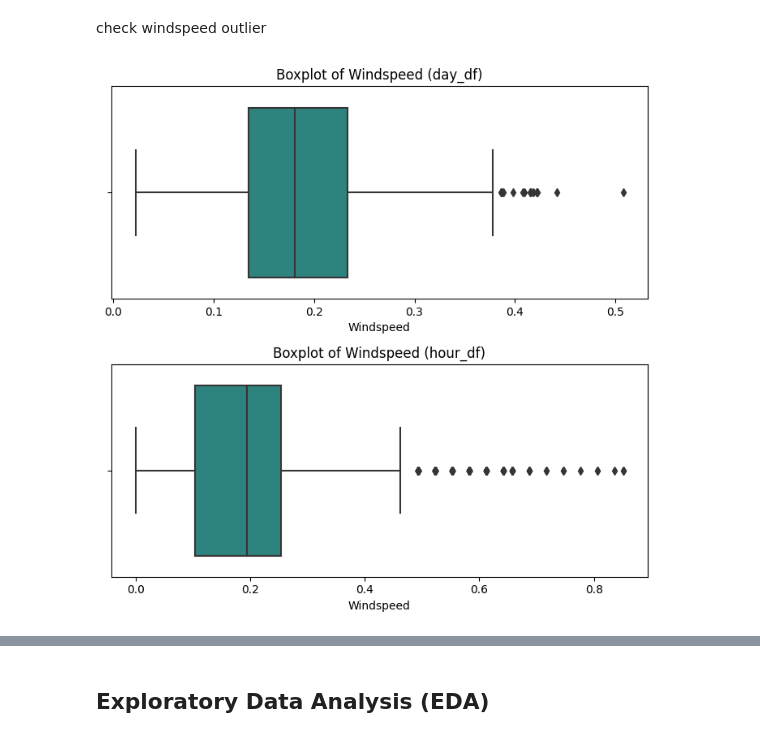
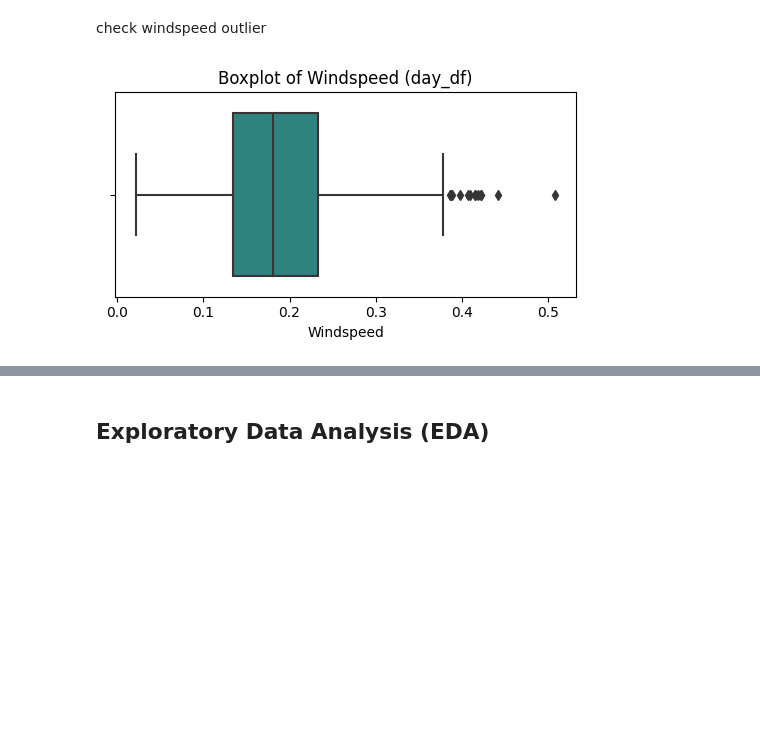
Before and after one commit to Maoelan/bike-sharing-data-analysis, a Jupyter notebook: Proyek_Analisis_Data.ipynb, the cells around one changed output, grey strips where cells are left out. Drawn from its saved outputs; the diff is of its cells as text; code cells hidden in the pictures; blank space fills up the shorter version.

```diff
--- a/Proyek_Analisis_Data.ipynb
+++ b/Proyek_Analisis_Data.ipynb
@@ -173,4 +74,6 @@ hour_df.describe()
 # %% [markdown]
 ### Cleaning Data
+# %%
+day_df['dteday'] = pd.to_datetime(day_df['dteday'])
 # %%
 day_df.drop_duplicates(inplace=True)
@@ -217,11 +102,10 @@ def plot_boxplot(data, column, title, xlabel, ax, palette='viridis'):
     ax.set_xlabel(xlabel)
     ax.set_ylabel('')
 # %%
-fig, axes = plt.subplots(2, 1, figsize=(7, 7))
-plot_boxplot(day_df, 'windspeed', 'Boxplot of Windspeed (day_df)', 'Windspeed', axes[0])
-plot_boxplot(hour_df, 'windspeed', 'Boxplot of Windspeed (hour_df)', 'Windspeed', axes[1])
+fig, ax = plt.subplots(figsize=(5, 3))
+plot_boxplot(day_df, 'windspeed', 'Boxplot of Windspeed (day_df)', 'Windspeed', ax)
 plt.tight_layout()
 plt.show()
 # %% [output]
-[figure, old version]
+[figure, new version]
 # %%
```
Also changed, not shown: parts of 33 cells of this notebook.
